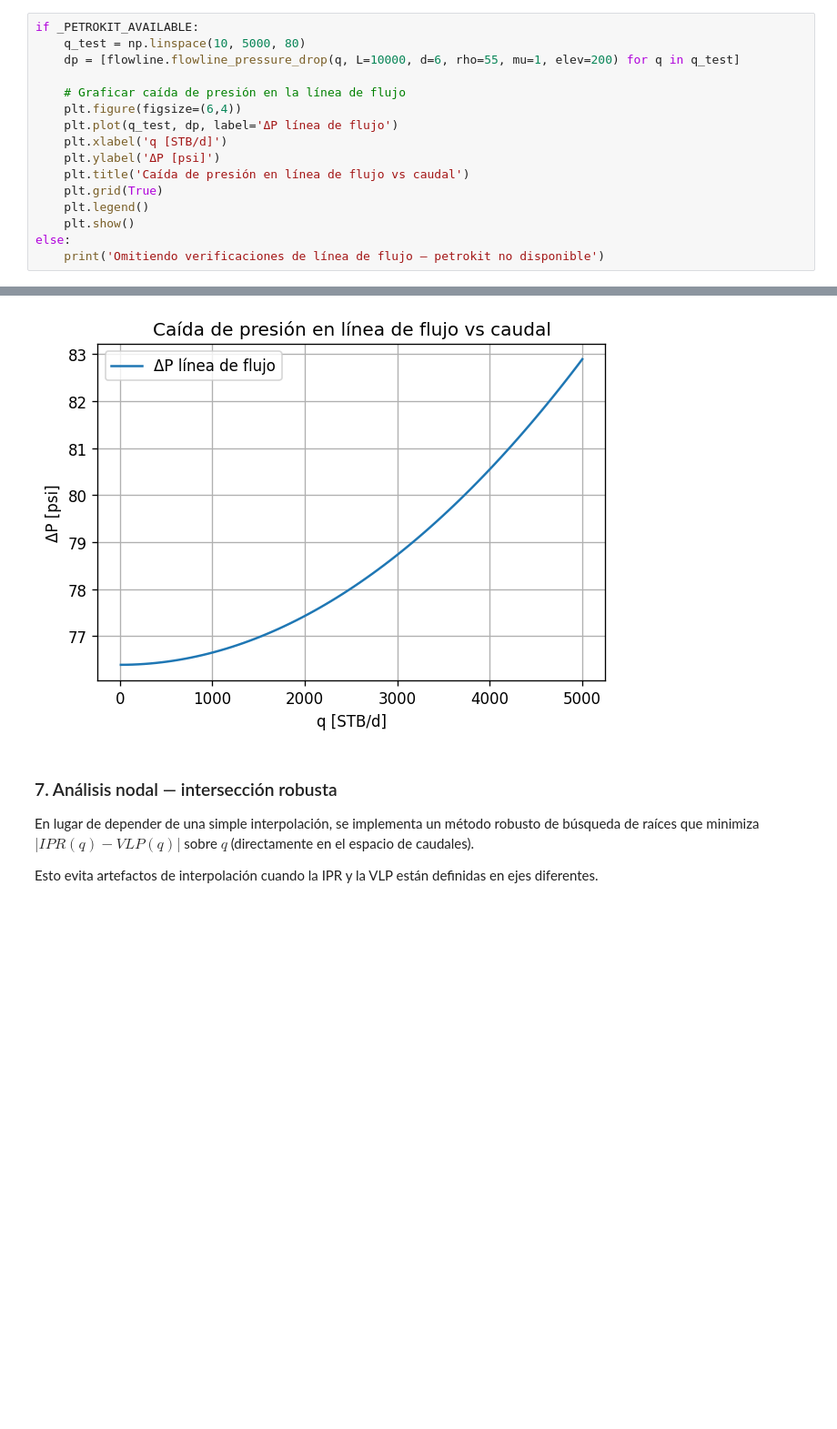
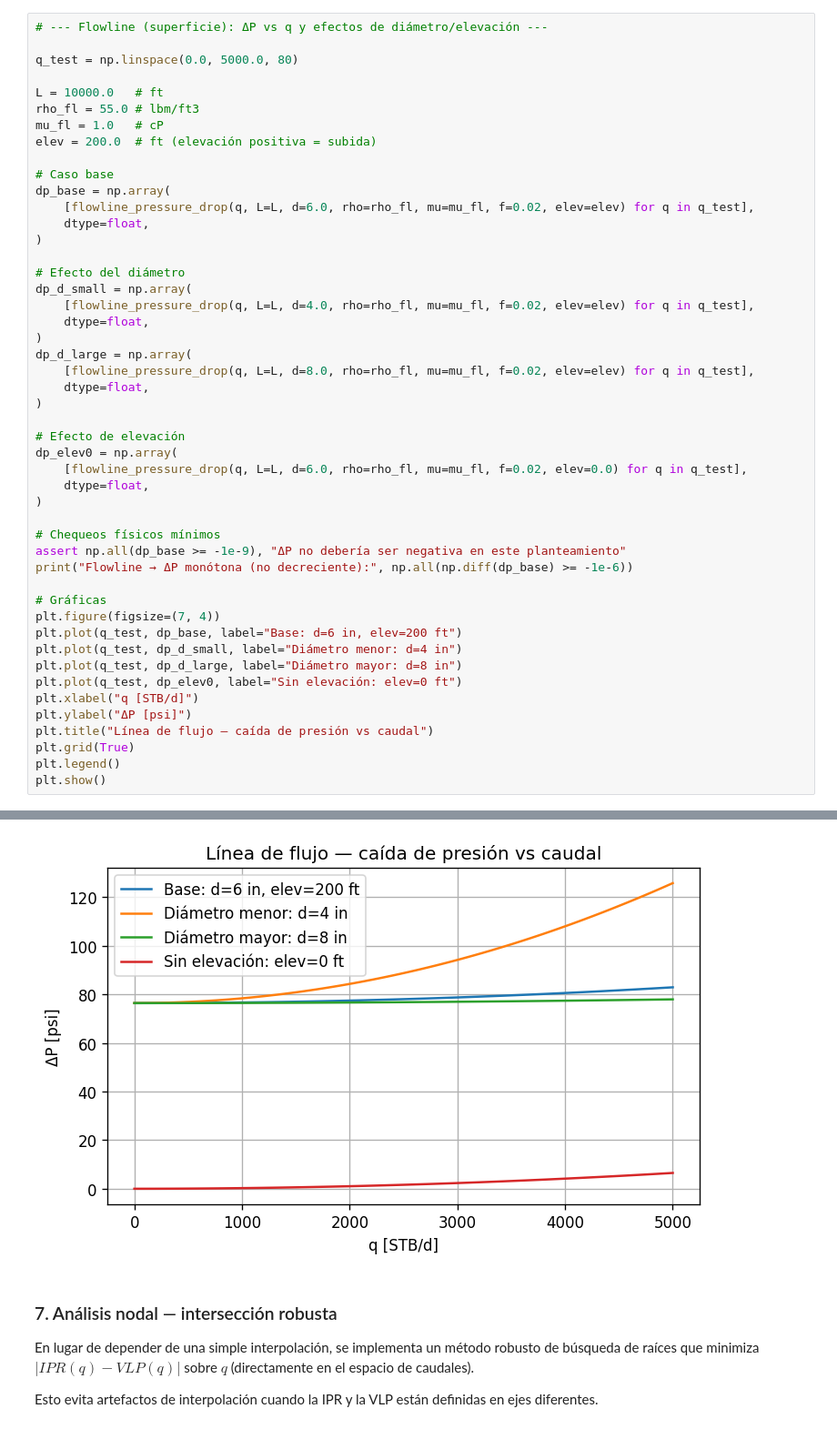
Before and after one commit to OrtegonAutomation/petrokit, a Jupyter notebook: examples/analisis_nodal_español.ipynb, the cells around one changed output, grey strips where cells are left out. Shown at 91% size. Drawn from its saved outputs; the diff is of its cells as text; blank space fills up the shorter version.

```diff
--- a/examples/analisis_nodal_español.ipynb
+++ b/examples/analisis_nodal_español.ipynb
@@ -199,17 +261,49 @@ Calculamos la caída de presión en la línea de flujo ($\Delta P$) en función
 # %%
-if _PETROKIT_AVAILABLE:
-    q_test = np.linspace(10, 5000, 80)
-    dp = [flowline.flowline_pressure_drop(q, L=10000, d=6, rho=55, mu=1, elev=200) for q in q_test]
+# --- Flowline (superficie): ΔP vs q y efectos de diámetro/elevación ---
 
-    # Graficar caída de presión en la línea de flujo
-    plt.figure(figsize=(6,4))
-    plt.plot(q_test, dp, label='ΔP línea de flujo')
-    plt.xlabel('q [STB/d]')
-    plt.ylabel('ΔP [psi]')
-    plt.title('Caída de presión en línea de flujo vs caudal')
-    plt.grid(True)
-    plt.legend()
-    plt.show()
-else:
-    print('Omitiendo verificaciones de línea de flujo — petrokit no disponible')
+q_test = np.linspace(0.0, 5000.0, 80)
+
+L = 10000.0   # ft
+rho_fl = 55.0 # lbm/ft3
+mu_fl = 1.0   # cP
+elev = 200.0  # ft (elevación positiva = subida)
+
+# Caso base
+dp_base = np.array(
+    [flowline_pressure_drop(q, L=L, d=6.0, rho=rho_fl, mu=mu_fl, f=0.02, elev=elev) for q in q_test],
+    dtype=float,
+)
+
+# Efecto del diámetro
+dp_d_small = np.array(
+    [flowline_pressure_drop(q, L=L, d=4.0, rho=rho_fl, mu=mu_fl, f=0.02, elev=elev) for q in q_test],
+    dtype=float,
+)
+dp_d_large = np.array(
+    [flowline_pressure_drop(q, L=L, d=8.0, rho=rho_fl, mu=mu_fl, f=0.02, elev=elev) for q in q_test],
+    dtype=float,
+)
+
+# Efecto de elevación
+dp_elev0 = np.array(
+    [flowline_pressure_drop(q, L=L, d=6.0, rho=rho_fl, mu=mu_fl, f=0.02, elev=0.0) for q in q_test],
+    dtype=float,
+)
+
+# Chequeos físicos mínimos
+assert np.all(dp_base >= -1e-9), "ΔP no debería ser negativa en este planteamiento"
+print("Flowline → ΔP monótona (no decreciente):", np.all(np.diff(dp_base) >= -1e-6))
+
+# Gráficas
+plt.figure(figsize=(7, 4))
+plt.plot(q_test, dp_base, label="Base: d=6 in, elev=200 ft")
+plt.plot(q_test, dp_d_small, label="Diámetro menor: d=4 in")
+plt.plot(q_test, dp_d_large, label="Diámetro mayor: d=8 in")
+plt.plot(q_test, dp_elev0, label="Sin elevación: elev=0 ft")
+plt.xlabel("q [STB/d]")
+plt.ylabel("ΔP [psi]")
+plt.title("Línea de flujo — caída de presión vs caudal")
+plt.grid(True)
+plt.legend()
+plt.show()
 # %% [output]
@@ -216,4 +311,4 @@ else:
-[figure, old version]
+[figure, new version]
 # %% [markdown]
 ### 7. Análisis nodal — intersección robusta
 
```
Also changed, not shown: parts of 23 cells of this notebook, 22 other files.
